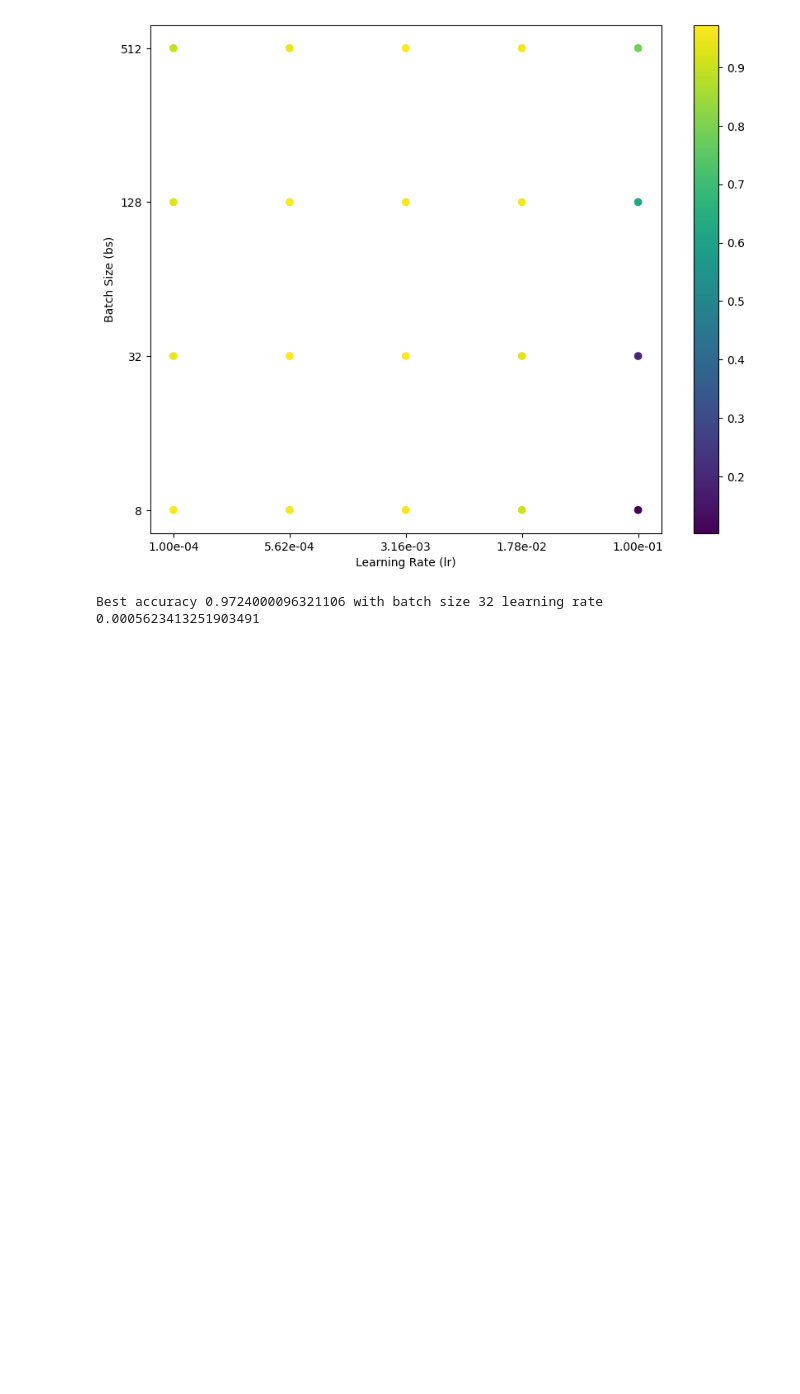
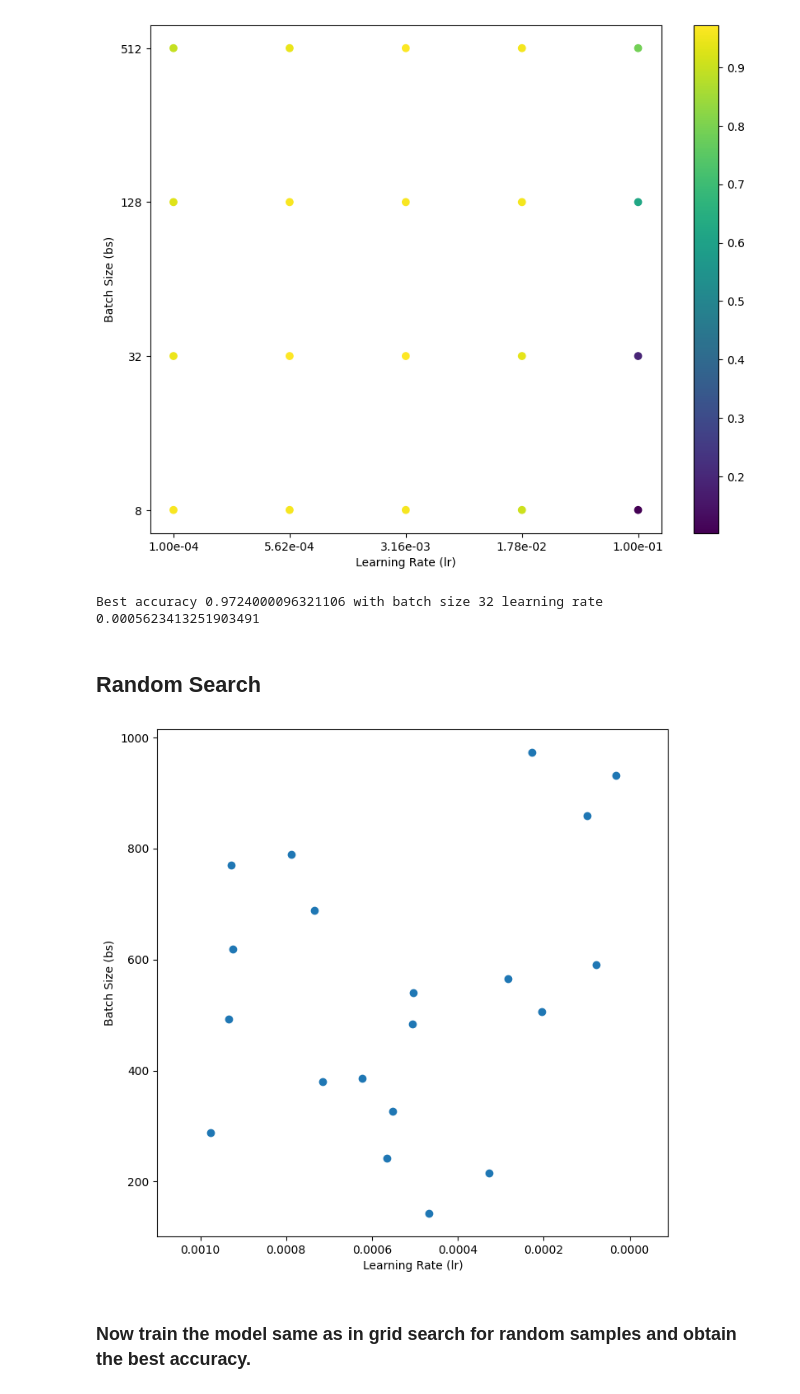
Before and after one commit to kar137/Machine-Learning-Portfolio, a Jupyter notebook: notebooks/Ensemble_Methods/hyperparam-search.ipynb, the cells around one changed output. Cells and saved outputs as stored; diff of their text form; code cells hidden in the pictures; blank space fills up the shorter version.

Commit message:
Implement: random search

```diff
--- a/notebooks/Ensemble_Methods/hyperparam-search.ipynb
+++ b/notebooks/Ensemble_Methods/hyperparam-search.ipynb
@@ -211,3 +211,27 @@ best = acc_list.argmax()
 print(f'Best accuracy {best_accuracy} with batch size {bs_grid[best]} learning rate {lr_grid[best]}')
 # %% [output]
 Best accuracy 0.9724000096321106 with batch size 32 learning rate 0.0005623413251903491
+# %% [markdown]
+## Random Search
+# %%
+### Random Search
+num_samples = 20
+eps = 1e-4  # Small epsilon to avoid plotting points too close to the axes
+np.random.seed(7)
+lrs = np.random.uniform(low=0.001, high=0.00001, size=num_samples)
+bss = np.random.uniform(low=8, high=1024, size=num_samples)
+
+plt.figure(figsize=(8,8))
+plt.scatter(lrs, bss)
+# eps = 1e-4
+plt.xlim((0.001+eps, 0.00001-eps))
+# plt.yticks(bss, labels=[str(2**i) for i in bss])
+# plt.xticks(lrs, labels=[i for i in lrs])
+plt.xlabel('Learning Rate (lr)')
+plt.ylabel('Batch Size (bs)')
+
+plt.show()
+# %% [output]
+[figure, added]
+# %% [markdown]
+### Now train the model same as in grid search for random samples and obtain the best accuracy.
```
